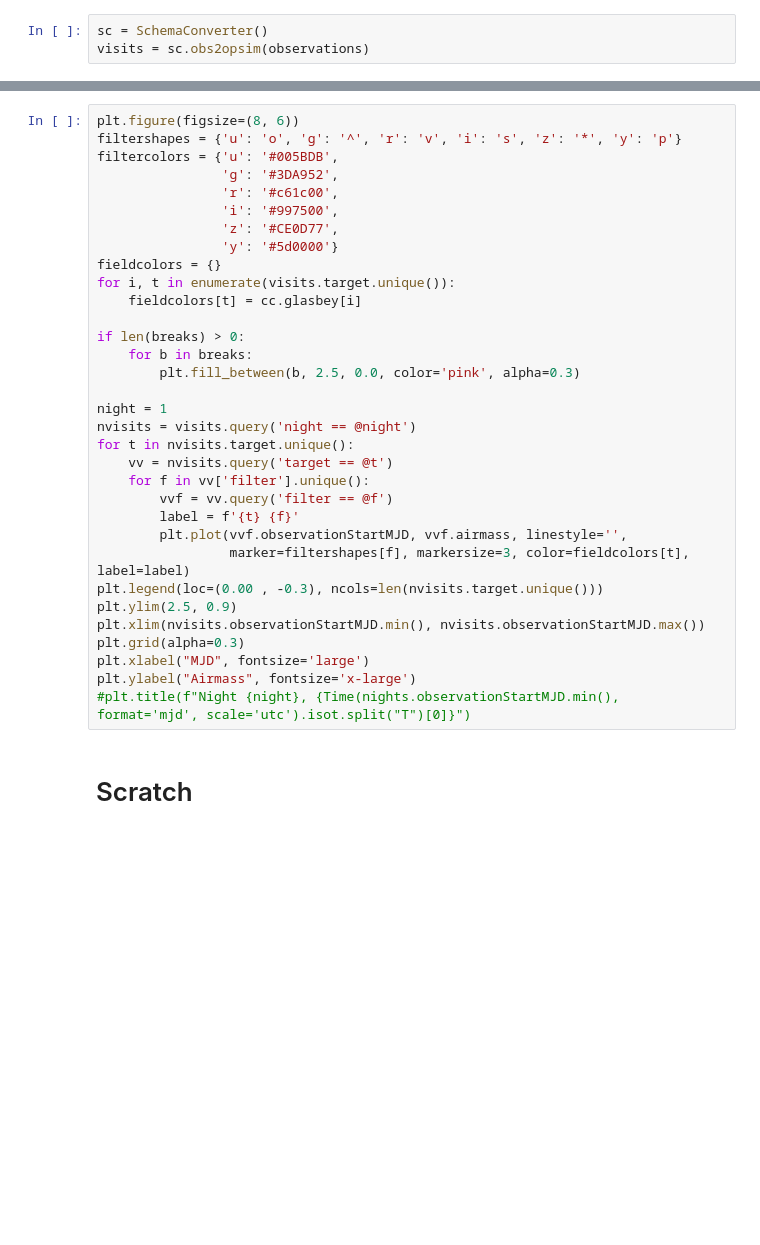
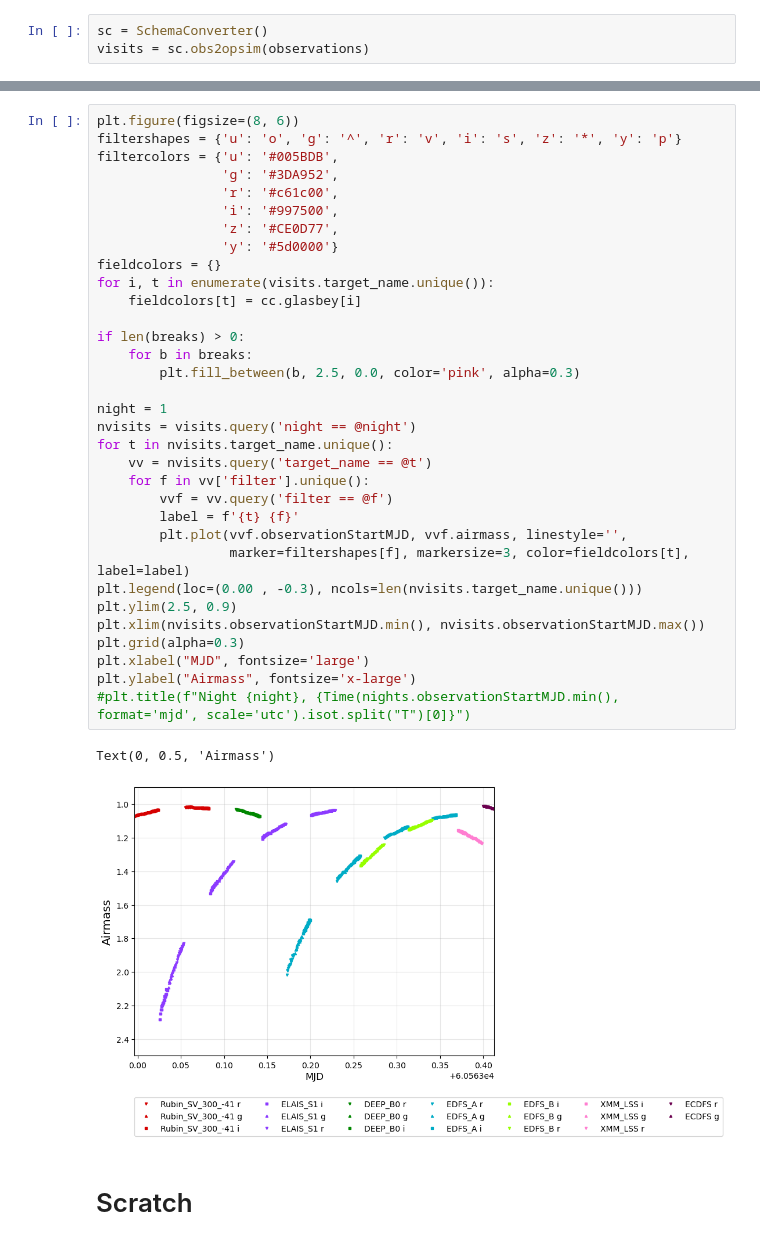
Before and after one commit to lsst-sitcom/notebooks_svv_survey_planning, a Jupyter notebook: notebooks/comcam/dm-44618.ipynb, the cells around one changed output, grey strips where cells are left out. Drawn from its saved outputs; the diff is of its cells as text; blank space fills up the shorter version.

```diff
--- a/notebooks/comcam/dm-44618.ipynb
+++ b/notebooks/comcam/dm-44618.ipynb
@@ -204,36 +278,39 @@ print(breaks)
 # %%
 plt.figure(figsize=(8, 6))
 filtershapes = {'u': 'o', 'g': '^', 'r': 'v', 'i': 's', 'z': '*', 'y': 'p'}
 filtercolors = {'u': '#005BDB',
                 'g': '#3DA952',
                 'r': '#c61c00',
                 'i': '#997500',
                 'z': '#CE0D77',
                 'y': '#5d0000'}
 fieldcolors = {}
-for i, t in enumerate(visits.target.unique()):
+for i, t in enumerate(visits.target_name.unique()):
     fieldcolors[t] = cc.glasbey[i]
 
 if len(breaks) > 0:
     for b in breaks:
         plt.fill_between(b, 2.5, 0.0, color='pink', alpha=0.3)
 
 night = 1
 nvisits = visits.query('night == @night')
-for t in nvisits.target.unique():
-    vv = nvisits.query('target == @t')
+for t in nvisits.target_name.unique():
+    vv = nvisits.query('target_name == @t')
     for f in vv['filter'].unique():
         vvf = vv.query('filter == @f')
         label = f'{t} {f}'
         plt.plot(vvf.observationStartMJD, vvf.airmass, linestyle='',
                  marker=filtershapes[f], markersize=3, color=fieldcolors[t], label=label)
-plt.legend(loc=(0.00 , -0.3), ncols=len(nvisits.target.unique()))
+plt.legend(loc=(0.00 , -0.3), ncols=len(nvisits.target_name.unique()))
 plt.ylim(2.5, 0.9)
 plt.xlim(nvisits.observationStartMJD.min(), nvisits.observationStartMJD.max())
 plt.grid(alpha=0.3)
 plt.xlabel("MJD", fontsize='large')
 plt.ylabel("Airmass", fontsize='x-large')
 #plt.title(f"Night {night}, {Time(nights.observationStartMJD.min(), format='mjd', scale='utc').isot.split("T")[0]}")
+# %% [output]
+Text(0, 0.5, 'Airmass')
+[figure, added]
 # %% [markdown]
 # Scratch
 # %%
```
Also changed, not shown: parts of 9 cells of this notebook.
